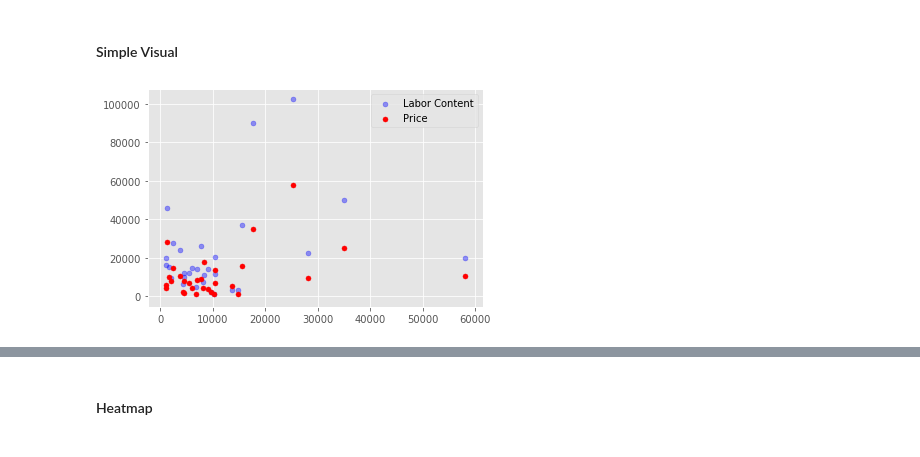
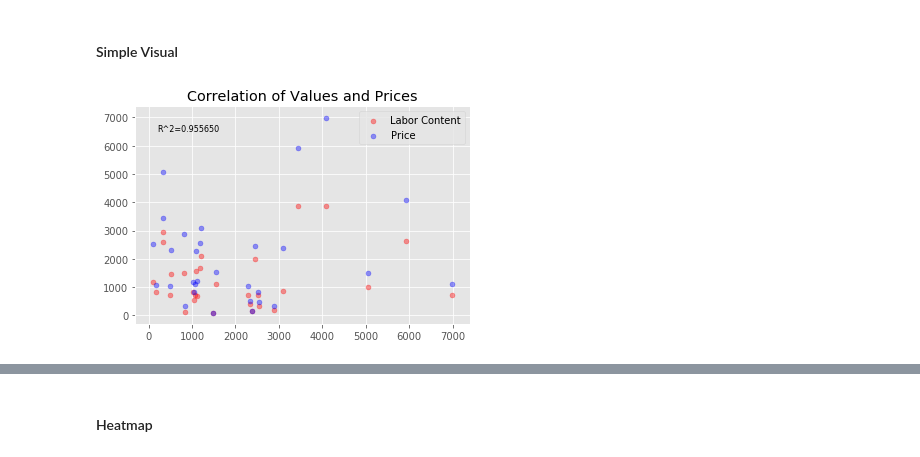
Before and after one commit to Djamil17/iotables, a Jupyter notebook: python/iterative_labor_calculation.ipynb, the cells around one changed output, grey strips where cells are left out. Saved outputs shown, nothing was run; the diff lists cells and outputs as text; code cells hidden in the pictures.

```diff
--- a/python/iterative_labor_calculation.ipynb
+++ b/python/iterative_labor_calculation.ipynb
@@ -678,19 +534,13 @@ array(['Oilseed farming', 'Grain farming', 'Vegetable and melon farming',
 # %%
-A=df.loc[:'Other state and local government enterprises',:'Other state and local government enterprises']
-O=df.loc['Total industry output (basic value)',:'Other state and local government enterprises']
-V=df.loc['Compensation of employees',:'Other state and local government enterprises']
+A=data.loc[:'Other state and local government enterprises',:'Other state and local government enterprises']
+O=data.loc['Total industry output (basic value)',:'Other state and local government enterprises']
+V=data.loc['Compensation of employees',:'Other state and local government enterprises']
 
 
 sol=iterative_labor_calculation(A,O,V,4)
-correlation_matrix = np.corrcoef(O,sol )
+correlation_matrix = np.corrcoef(O,sol)
 correlation_xy = correlation_matrix[0,1]
 r_squared = correlation_xy**2
 r_squared
 # %% [output]
 0.6252204052137615
-# %%
-sample=most_var_rows(np.c_[sol,O],400)
-correlation_matrix = np.corrcoef(sample[:,0],sample[:,1])
-correlation_xy = correlation_matrix[0,1]
-r_squared = correlation_xy**2
-r_squared
@@ -722,11 +546,0 @@ data
-# %%
-A=data.loc[:'Private households with employed persons',:'Private households with employed persons']
-O=data.loc['Output at basic prices',:'Private households with employed persons']
-V=data.loc['Value Added',:'Other state and local government enterprises']
-
-
-sol=iterative_labor_calculation(A,O,V,4)
-correlation_matrix = np.corrcoef(O,sol )
-correlation_xy = correlation_matrix[0,1]
-r_squared = correlation_xy**2
-r_squared
@@ -739,13 +551,17 @@ KeyError: 'Private households with employed persons'
 # %%
 import matplotlib.pyplot as plt
 
-X=np.sort(sol)
-
+X=np.sort(O)
 
 with plt.style.context('ggplot'):
-    plt.scatter(X, O, alpha=.4, s=25 ,color='blue')
-    plt.scatter(X,sol,color='red', s=25)
-    plt.plot(X,)
+    plt.scatter(X,sol, alpha=.4, s=25 ,color='red')
+    plt.scatter(X,O, alpha=.4, s=25 ,color='blue')
     plt.legend(['Labor Content', 'Price'])
+    plt.legend(['Labor Content', 'Price'])
+    plt.title('Correlation of Values and Prices')
+    correlation_matrix = np.corrcoef(sol,pred)
+    correlation_xy = correlation_matrix[0,1]
+    r_squared = correlation_xy**2
+    plt.text(200,6500,'R^2=%5f' % r_squared, fontsize=8)
 # %% [output]
-[figure, old version]
+[figure, new version]
```
Also changed, not shown: parts of 31 cells of this notebook, 3 other files.
